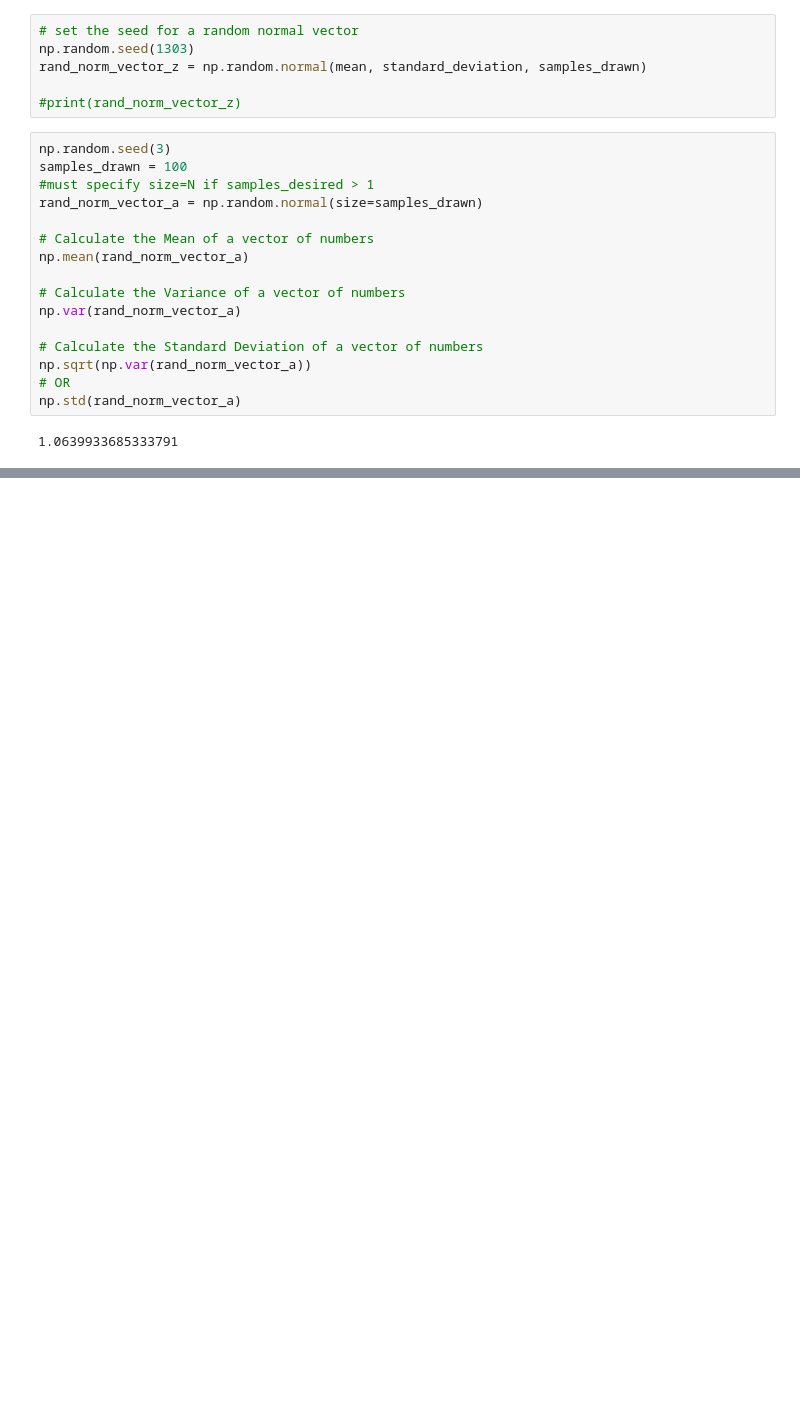
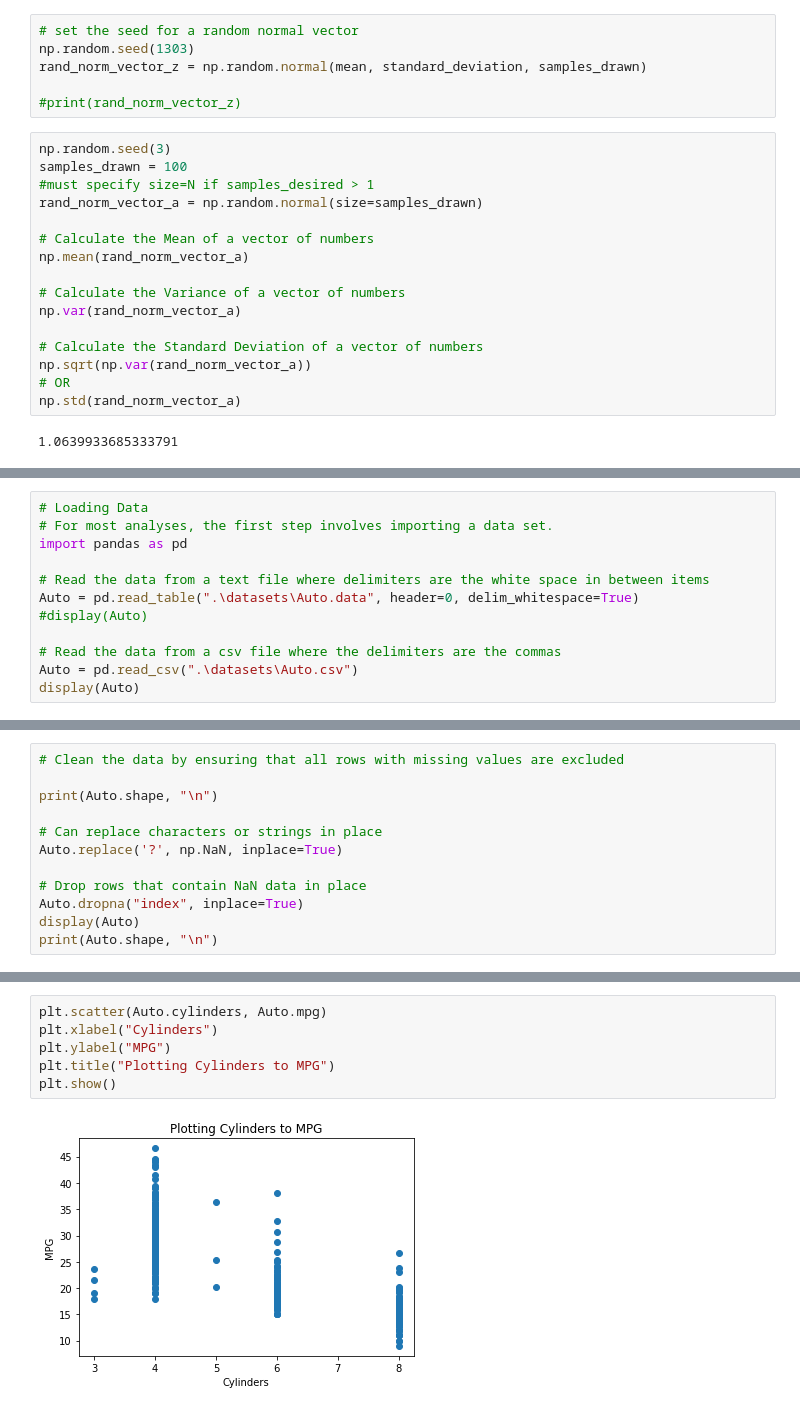
Before and after one commit to matthew-halligan/Machine-Learning-Experiments, a Jupyter notebook: an_introduction_to_statistical_learning_v2/Basic Commands.ipynb, the cells around one changed output, grey strips where cells are left out. Cells and saved outputs as stored; diff of their text form; blank space fills up the shorter version.

```diff
--- a/an_introduction_to_statistical_learning_v2/Basic Commands.ipynb
+++ b/an_introduction_to_statistical_learning_v2/Basic Commands.ipynb
@@ -81,0 +202,12 @@ np.std(rand_norm_vector_a)
+# %%
+# Loading Data
+# For most analyses, the first step involves importing a data set.
+import pandas as pd
+
+# Read the data from a text file where delimiters are the white space in between items
+Auto = pd.read_table(".\datasets\Auto.data", header=0, delim_whitespace=True)
+#display(Auto)
+
+# Read the data from a csv file where the delimiters are the commas
+Auto = pd.read_csv(".\datasets\Auto.csv")
+display(Auto)
@@ -81,0 +228,12 @@ np.std(rand_norm_vector_a)
+# %%
+# Clean the data by ensuring that all rows with missing values are excluded
+
+print(Auto.shape, "\n")
+
+# Can replace characters or strings in place
+Auto.replace('?', np.NaN, inplace=True)
+
+# Drop rows that contain NaN data in place
+Auto.dropna("index", inplace=True)
+display(Auto)
+print(Auto.shape, "\n")
@@ -81,0 +264,8 @@ np.std(rand_norm_vector_a)
+# %%
+plt.scatter(Auto.cylinders, Auto.mpg)
+plt.xlabel("Cylinders")
+plt.ylabel("MPG")
+plt.title("Plotting Cylinders to MPG")
+plt.show()
+# %% [output]
+[figure, added]
```
Also changed, not shown: parts of 11 cells of this notebook.
